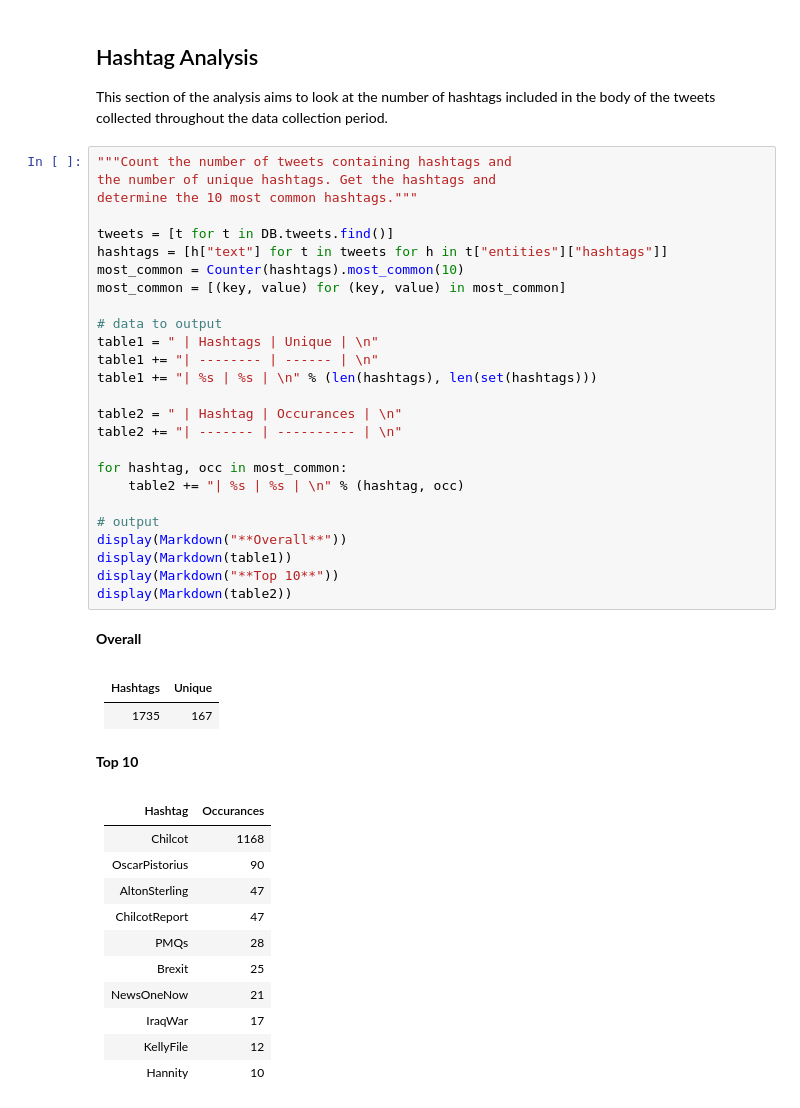
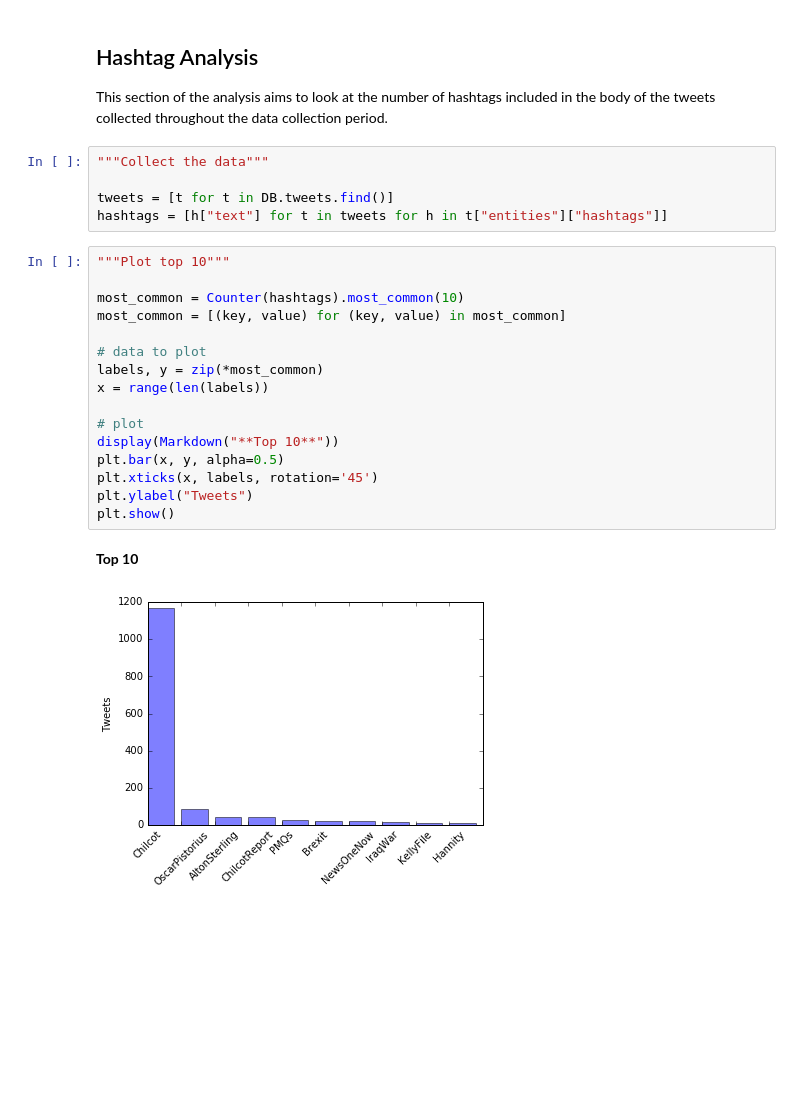
Before and after one commit to taylorrees/penemue, a Jupyter notebook: Analysis.ipynb, the cells around one changed output. Saved outputs shown, nothing was run; the diff lists cells and outputs as text; blank space fills up the shorter version.

```diff
--- a/Analysis.ipynb
+++ b/Analysis.ipynb
@@ -230,47 +334,27 @@ display(Markdown(table2))
 ## Hashtag Analysis
 
 This section of the analysis aims to look at the number of hashtags included in the body of the tweets collected throughout the data collection period.
-# %%
-"""Count the number of tweets containing hashtags and
-the number of unique hashtags. Get the hashtags and
-determine the 10 most common hashtags."""
-
-tweets = [t for t in DB.tweets.find()]
-hashtags = [h["text"] for t in tweets for h in t["entities"]["hashtags"]]
-most_common = Counter(hashtags).most_common(10)
-most_common = [(key, value) for (key, value) in most_common]
-
-# data to output
-table1 = " | Hashtags | Unique | \n"
-table1 += "| -------- | ------ | \n"
-table1 += "| %s | %s | \n" % (len(hashtags), len(set(hashtags)))
-
-table2 = " | Hashtag | Occurances | \n"
-table2 += "| ------- | ---------- | \n"
-
-for hashtag, occ in most_common:
-    table2 += "| %s | %s | \n" % (hashtag, occ)
-
-# output
-display(Markdown("**Overall**"))
-display(Markdown(table1))
-display(Markdown("**Top 10**"))
-display(Markdown(table2))
-# %% [output]
-**Overall**
- | Hashtags | Unique |
-| -------- | ------ |
-| 1735 | 167 |
-**Top 10**
- | Hashtag | Occurances |
-| ------- | ---------- |
-| Chilcot | 1168 |
-| OscarPistorius | 90 |
-| AltonSterling | 47 |
-| ChilcotReport | 47 |
-| PMQs | 28 |
-| Brexit | 25 |
-| NewsOneNow | 21 |
-| IraqWar | 17 |
-| KellyFile | 12 |
-| Hannity | 10 |
+# %%
+"""Collect the data"""
+
+tweets = [t for t in DB.tweets.find()]
+hashtags = [h["text"] for t in tweets for h in t["entities"]["hashtags"]]
+# %%
+"""Plot top 10"""
+
+most_common = Counter(hashtags).most_common(10)
+most_common = [(key, value) for (key, value) in most_common]
+
+# data to plot
+labels, y = zip(*most_common)
+x = range(len(labels))
+
+# plot
+display(Markdown("**Top 10**"))
+plt.bar(x, y, alpha=0.5)
+plt.xticks(x, labels, rotation='45')
+plt.ylabel("Tweets")
+plt.show()
+# %% [output]
+**Top 10**
+[figure, added]
```
Also changed, not shown: parts of 14 cells of this notebook.
